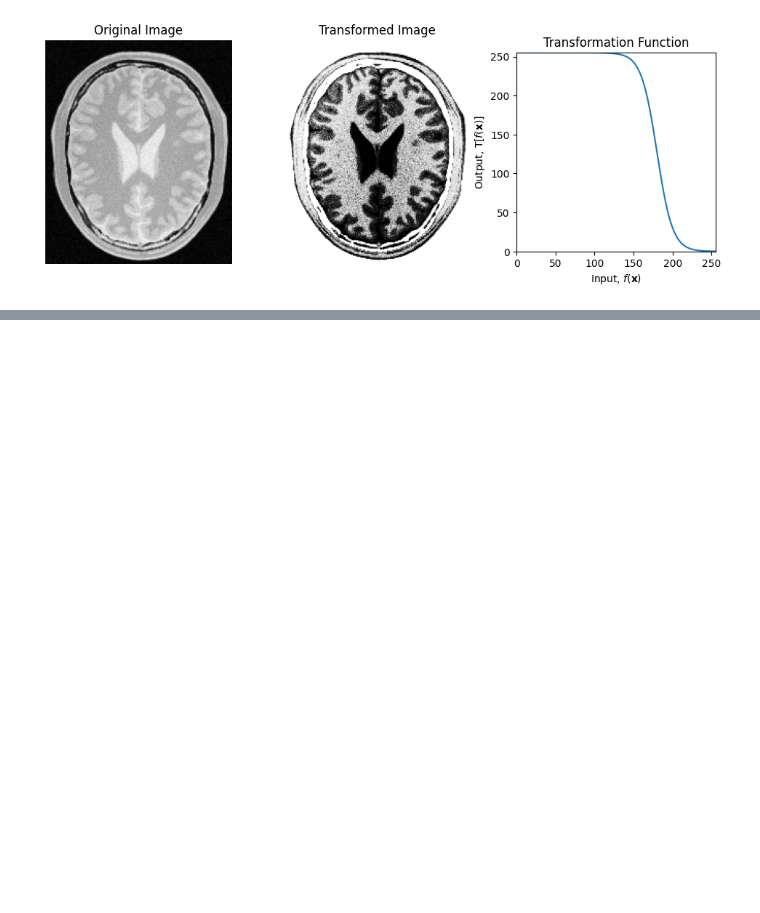
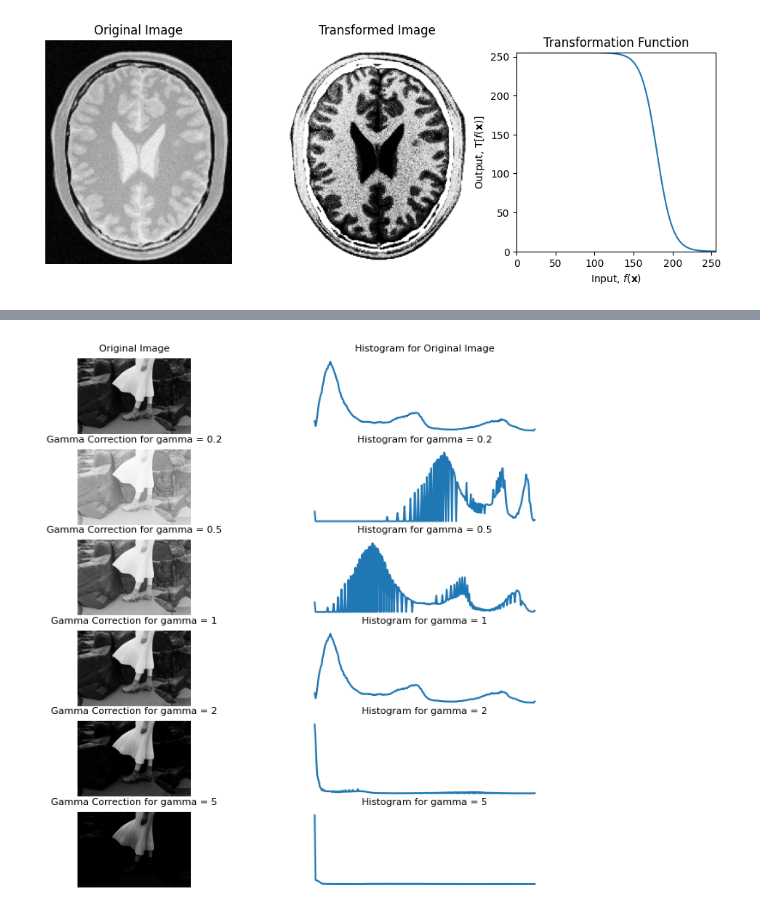
Before and after one commit to AnushkaSamaranayake/-Intensity-Transformations-and-Neighbourhood-Filtering, a Jupyter notebook: test.ipynb, the cells around one changed output, grey strips where cells are left out. Cells and saved outputs as stored; diff of their text form; code cells hidden in the pictures; blank space fills up the shorter version.

```diff
--- a/test.ipynb
+++ b/test.ipynb
@@ -224,0 +162,65 @@ plt.show()
+# %%
+import numpy as np
+import matplotlib.pyplot as plt
+import cv2 as cv
+
+img = cv.imread('a1images\highlights_and_shadows.jpg', cv.IMREAD_GRAYSCALE)
+
+#Apply Linear gamma correction
+
+gamma_1 = 0.2
+gamma_2 = 0.5
+gamma_3 = 1.0
+gamma_4 = 2.0
+gamma_5 = 5.0
+
+t1 = np.array([((i/255.0)**gamma_1)*255 for i in np.arange(0,256)]).astype('uint8')
+t2 = np.array([((i/255.0)**gamma_2)*255 for i in np.arange(0,256)]).astype('uint8')
+t3 = np.array([((i/255.0)**gamma_3)*255 for i in np.arange(0,256)]).astype('uint8')
+t4 = np.array([((i/255.0)**gamma_4)*255 for i in np.arange(0,256)]).astype('uint8')
+t5 = np.array([((i/255.0)**gamma_5)*255 for i in np.arange(0,256)]).astype('uint8')
+
+g1 = cv.LUT(img, t1)
+g2 = cv.LUT(img, t2)
+g3 = cv.LUT(img, t3)
+g4 = cv.LUT(img, t4)
+g5 = cv.LUT(img, t5)
+
+hist = cv.calcHist([img], [0], None, [256], [0, 256])
+hist1 = cv.calcHist([g1], [0], None, [256], [0, 256])
+hist2 = cv.calcHist([g2], [0], None, [256], [0, 256])
+hist3 = cv.calcHist([g3], [0], None, [256], [0, 256])
+hist4 = cv.calcHist([g4], [0], None, [256], [0, 256])
+hist5 = cv.calcHist([g5], [0], None, [256], [0, 256])
+
+fig, ax = plt.subplots(6, 2, figsize=(8, 8))
+ax[0, 0].imshow(img, cmap='gray', vmin=0, vmax=255)
+ax[0, 0].set_title('Original Image', fontsize=8)
+ax[0, 1].plot(hist)
+ax[0, 1].set_title('Histogram for Original Image', fontsize=8)
+ax[1, 0].imshow(g1, cmap='gray', vmin=0, vmax=255)
+ax[1, 0].set_title('Gamma Correction for gamma = 0.2', fontsize=8)
+ax[1, 1].plot(hist1)
+ax[1, 1].set_title('Histogram for gamma = 0.2', fontsize=8)
+ax[2, 0].imshow(g2, cmap='gray', vmin=0, vmax=255)
+ax[2, 0].set_title('Gamma Correction for gamma = 0.5', fontsize=8)
+ax[2, 1].plot(hist2)
+ax[2, 1].set_title('Histogram for gamma = 0.5', fontsize=8)
+ax[3, 0].imshow(g3, cmap='gray', vmin=0, vmax=255)
+ax[3, 0].set_title('Gamma Correction for gamma = 1', fontsize=8)
+ax[3, 1].plot(hist3)
+ax[3, 1].set_title('Histogram for gamma = 1', fontsize=8)
+ax[4, 0].imshow(g4, cmap='gray', vmin=0, vmax=255)
+ax[4, 0].set_title('Gamma Correction for gamma = 2', fontsize=8)
+ax[4, 1].plot(hist4)
+ax[4, 1].set_title('Histogram for gamma = 2', fontsize=8)
+ax[5, 0].imshow(g5, cmap='gray', vmin=0, vmax=255)
+ax[5, 0].set_title('Gamma Correction for gamma = 5', fontsize=8)
+ax[5, 1].plot(hist5)
+ax[5, 1].set_title('Histogram for gamma = 5', fontsize=8)
+for row in ax:
+    for a in row:
+        a.axis('off')
+plt.show()
+# %% [output]
+[figure, added]
```
Also changed, not shown: parts of 4 cells of this notebook.
